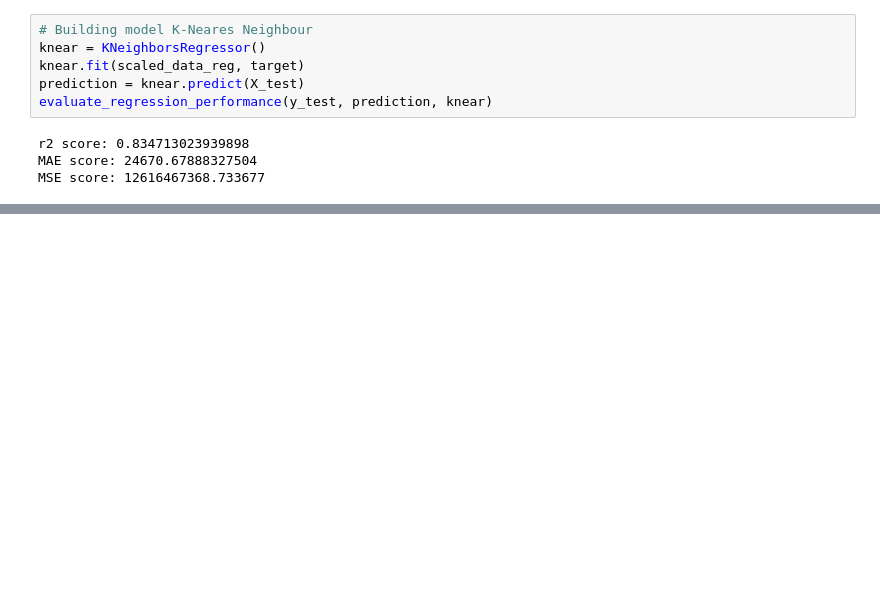
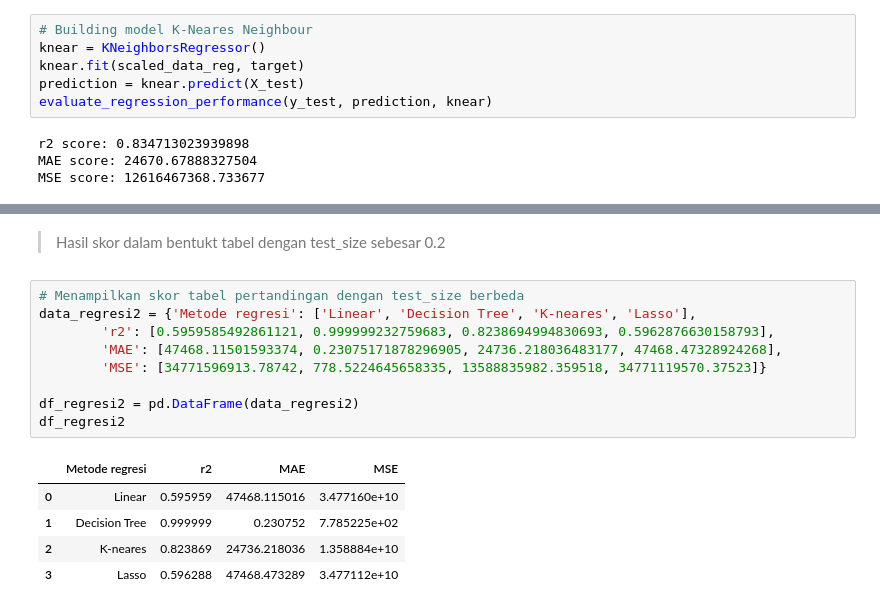
Before and after one commit to nofamex/TA-KASDD, a Jupyter notebook: main.ipynb, the cells around one changed output, grey strips where cells are left out. Cells and saved outputs as stored; diff of their text form; blank space fills up the shorter version.

```diff
--- a/main.ipynb
+++ b/main.ipynb
@@ -896,0 +1072,17 @@ Dari hasil regresi menggunakan beberapa algoritma dapat kita lihat yang memiliki
+# %% [markdown]
+> Hasil skor dalam bentukt tabel dengan test_size sebesar 0.2
+# %%
+# Menampilkan skor tabel pertandingan dengan test_size berbeda
+data_regresi2 = {'Metode regresi': ['Linear', 'Decision Tree', 'K-neares', 'Lasso'],
+        'r2': [0.5959585492861121, 0.999999232759683, 0.8238694994830693, 0.5962876630158793],
+        'MAE': [47468.11501593374, 0.23075171878296905, 24736.218036483177, 47468.47328924268],
+        'MSE': [34771596913.78742, 778.5224645658335, 13588835982.359518, 34771119570.37523]}
+
+df_regresi2 = pd.DataFrame(data_regresi2)
+df_regresi2
+# %% [output]
+|  | Metode regresi | r2 | MAE | MSE |
+| 0 | Linear | 0.595959 | 47468.115016 | 3.477160e+10 |
+| 1 | Decision Tree | 0.999999 | 0.230752 | 7.785225e+02 |
+| 2 | K-neares | 0.823869 | 24736.218036 | 1.358884e+10 |
+| 3 | Lasso | 0.596288 | 47468.473289 | 3.477112e+10 |
```
Also changed, not shown: parts of 84 cells of this notebook, 2 other files.
